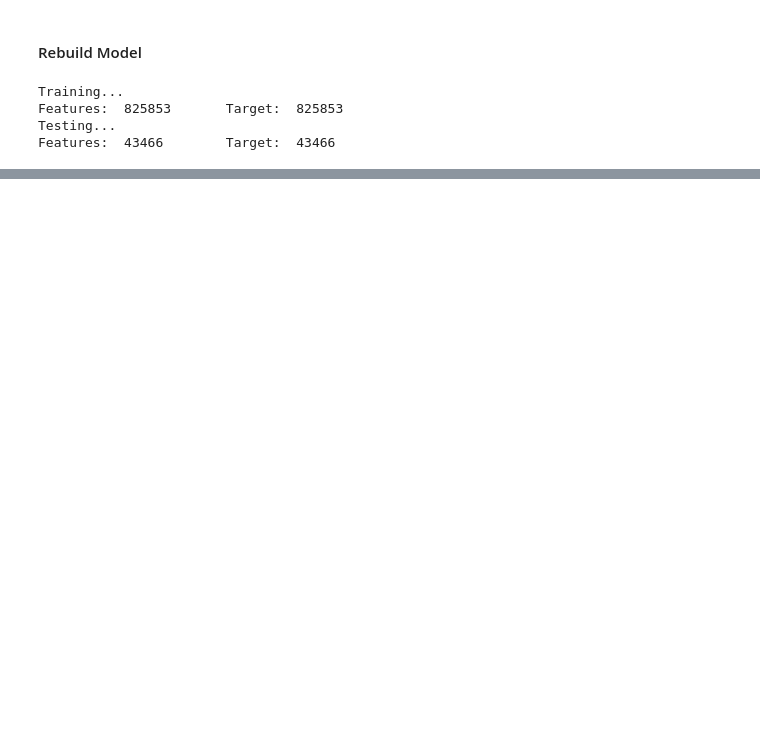
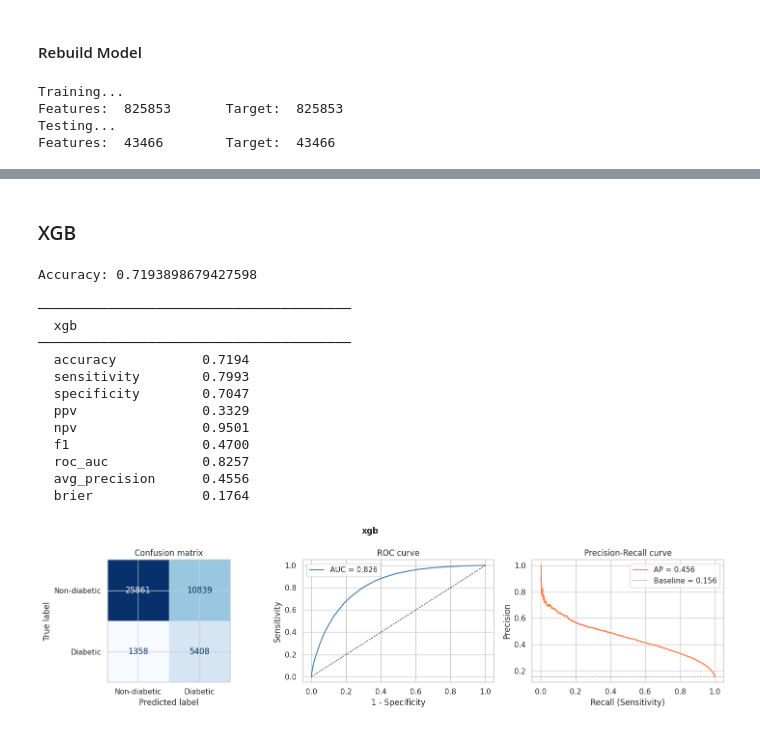
Before and after one commit to maradeben/wotosuga-core, a Jupyter notebook: model_building/model_notebook.ipynb, the cells around one changed output, grey strips where cells are left out. Cells and saved outputs as stored; diff of their text form; code cells hidden in the pictures; blank space fills up the shorter version.

Commit message:
completed model building

```diff
--- a/model_building/model_notebook.ipynb
+++ b/model_building/model_notebook.ipynb
@@ -401,7 +407,7 @@ Name: proportion, dtype: float64
 # %%
 # build pipeline
 logreg2 = Pipeline([
-    ('preprocessor', preprocessor),
+    ('preprocessor', preprocessor()),
     ('lr', LogisticRegression(random_state=42, class_weight='balanced'))
 ])
 
@@ -417,6 +423,15 @@ lr_prob = logreg2.predict_proba(X_test)[:, 1]
 # %% [output]
 Accuracy: 0.7287765149772236
 # %%
+# helper functions
+
+def preprocessor():
+    return(
+        ColumnTransformer([
+            ('num', StandardScaler(), numeric_cols),
+            ('cat', OneHotEncoder(handle_unknown='ignore'), categorical_cols)
+]))
+
 def evaluate_model(name, y_true, y_pred, y_prob):
     """
     Evaluate a binary classifier.
@@ -618,0 +642,8 @@ Name: count, dtype: int64
+# %%
+df_1['has_personal_doctor'] = df_1['has_personal_doctor'].map({
+    'Yes, only one': 1, # Yes
+    'More than one': 1, # Yes
+    "No": 0 # No
+})
+
+print(df_1.has_personal_doctor.value_counts())
@@ -636,7 +672,7 @@ Features:  43466        Target:  43466
 # %%
 # build pipeline
 logreg3 = Pipeline([
-    ('preprocessor', preprocessor),
+    ('preprocessor', preprocessor()),
     ('lr', LogisticRegression(random_state=42, class_weight='balanced'))
 ])
 
@@ -650,5 +686,5 @@ print(f"Accuracy: {accuracy_score(y_test, lr_pred3)}")
 tn, fp, fn, tp = confusion_matrix(y_test, lr_pred3).ravel()
 lr_prob3 = logreg3.predict_proba(X_test)[:, 1]
 
-metrics = evaluate_model('logreg2', y_test, lr_pred3, lr_prob3)
+metrics = evaluate_model('logreg3', y_test, lr_pred3, lr_prob3)
 # %% [output]
@@ -669,0 +721,37 @@ Accuracy: 0.728592463074587
+# %% [markdown]
+### XGB
+# %%
+xgb = Pipeline([
+    ('preprocessor', preprocessor()),
+    ('xgb', XGBClassifier(
+        scale_pos_weight=734009/135310,
+        random_state=42,
+        n_jobs=-1
+    ))
+])
+
+xgb.fit(X_train, y_train)
+
+xgb_pred = xgb.predict(X_test)
+xgb_prob = xgb.predict_proba(X_test)[:, 1]
+
+print(f"Accuracy: {accuracy_score(y_test, xgb_pred)}")
+tn, fp, fn, tp = confusion_matrix(y_test, xgb_pred).ravel()
+
+metrics = evaluate_model('xgb', y_test, xgb_pred, xgb_prob)
+# %% [output]
+Accuracy: 0.7193898679427598
+
+────────────────────────────────────────
+  xgb
+────────────────────────────────────────
+  accuracy           0.7194
+  sensitivity        0.7993
+  specificity        0.7047
+  ppv                0.3329
+  npv                0.9501
+  f1                 0.4700
+  roc_auc            0.8257
+  avg_precision      0.4556
+  brier              0.1764
+[figure, added]
```
Also changed, not shown: parts of 26 cells of this notebook, 13 other files.
